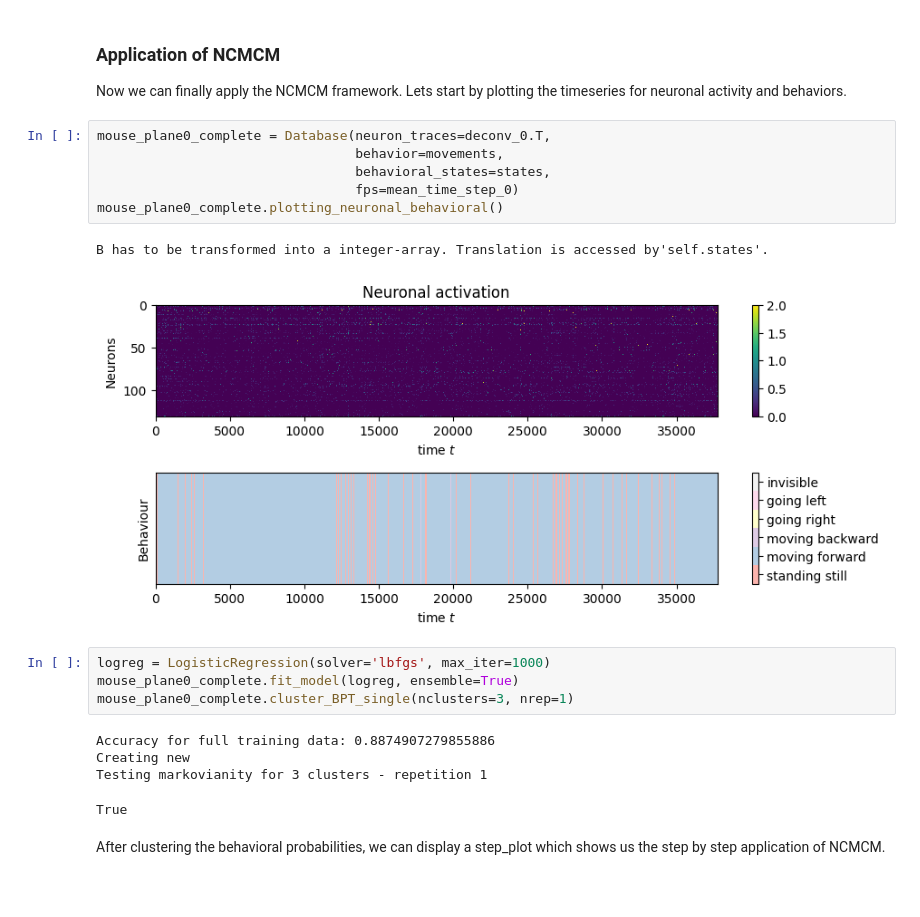
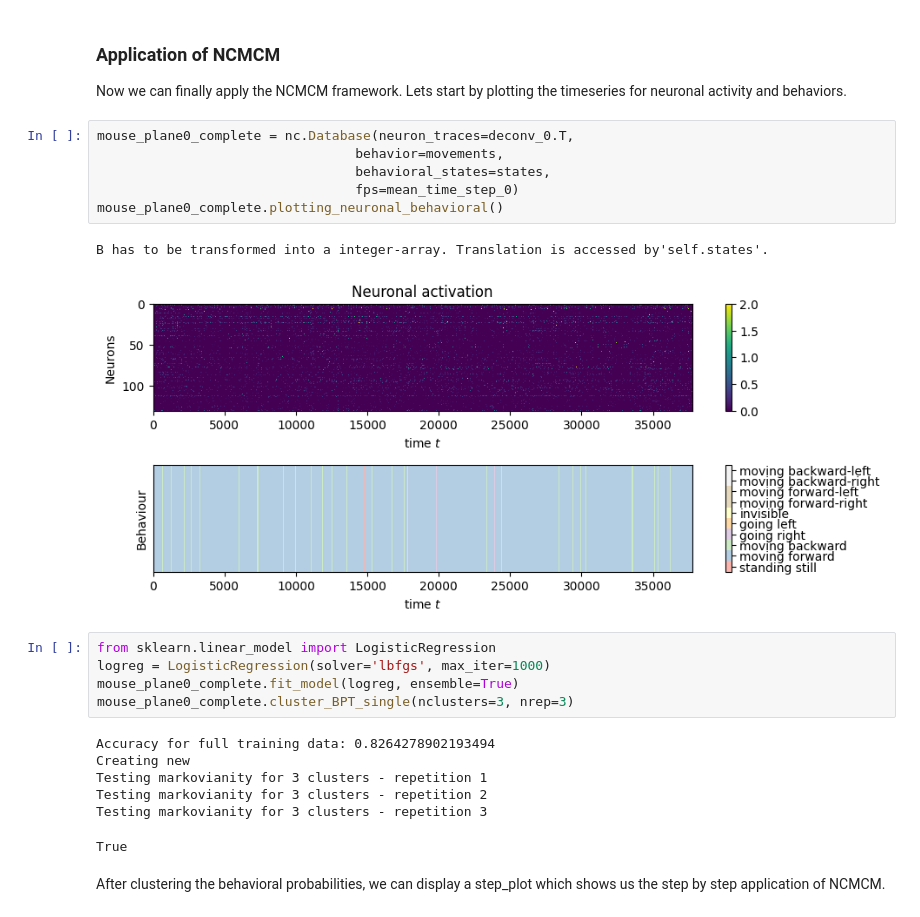
Before and after one commit to DriftKing1998/NC-MCM-Visualizer, a Jupyter notebook: demos/Demo_mouse_dataset.ipynb, the cells around one changed output. Saved outputs shown, nothing was run; the diff lists cells and outputs as text; blank space fills up the shorter version.

```diff
--- a/demos/Demo_mouse_dataset.ipynb
+++ b/demos/Demo_mouse_dataset.ipynb
@@ -137,22 +159,25 @@ print(np.unique(movements, return_counts=True))
 ### Application of NCMCM
 Now we can finally apply the NCMCM framework. Lets start by plotting the timeseries for neuronal activity and behaviors.
 # %%
-mouse_plane0_complete = Database(neuron_traces=deconv_0.T,
+mouse_plane0_complete = nc.Database(neuron_traces=deconv_0.T,
                                  behavior=movements,
                                  behavioral_states=states,
                                  fps=mean_time_step_0)
 mouse_plane0_complete.plotting_neuronal_behavioral()
 # %% [output]
 B has to be transformed into a integer-array. Translation is accessed by'self.states'.
-[figure, old version]
+[figure, new version]
 # %%
+from sklearn.linear_model import LogisticRegression
 logreg = LogisticRegression(solver='lbfgs', max_iter=1000)
 mouse_plane0_complete.fit_model(logreg, ensemble=True)
-mouse_plane0_complete.cluster_BPT_single(nclusters=3, nrep=1)
+mouse_plane0_complete.cluster_BPT_single(nclusters=3, nrep=3)
 # %% [output]
-Accuracy for full training data: 0.8874907279855886
+Accuracy for full training data: 0.8264278902193494
 Creating new
 Testing markovianity for 3 clusters - repetition 1
+Testing markovianity for 3 clusters - repetition 2
+Testing markovianity for 3 clusters - repetition 3
 True
 # %% [markdown]
 After clustering the behavioral probabilities, we can display a step_plot which shows us the step by step application of NCMCM.
```
Also changed, not shown: parts of 8 cells of this notebook, 13 other files.
